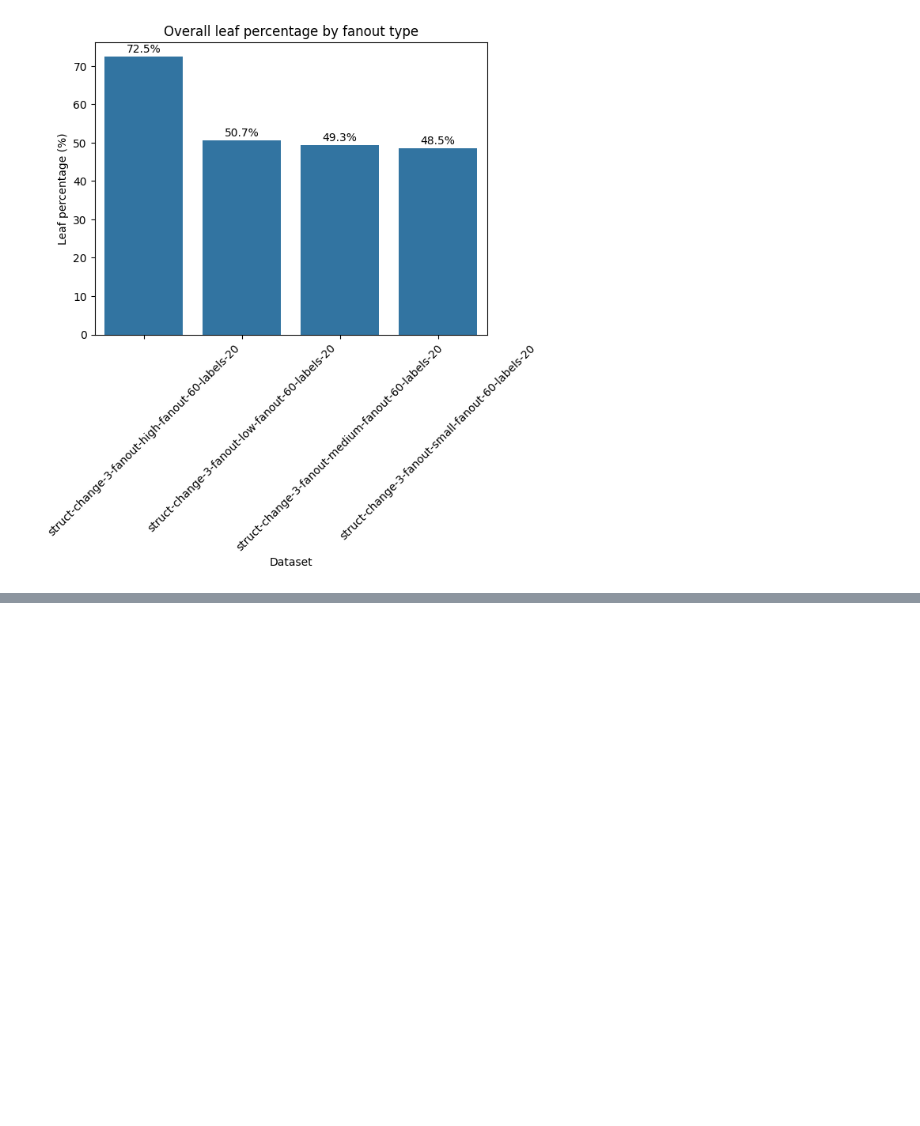
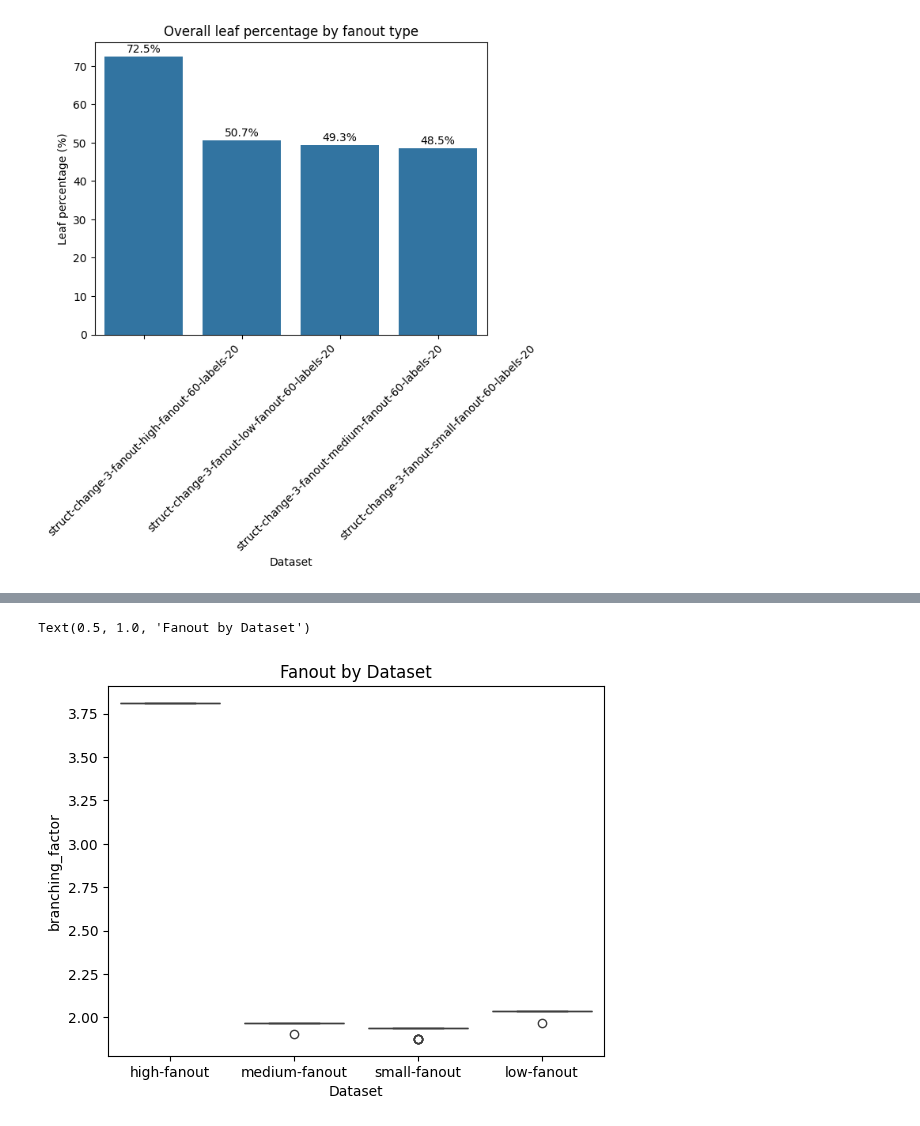
Before and after one commit to LukMRVC/tree-statistics, a Jupyter notebook: gen-precision.ipynb, the cells around one changed output, grey strips where cells are left out. Saved outputs shown, nothing was run; the diff lists cells and outputs as text; code cells hidden in the pictures; blank space fills up the shorter version.

```diff
--- a/gen-precision.ipynb
+++ b/gen-precision.ipynb
@@ -216,0 +485,6 @@ ax.tick_params(axis='x', rotation=45)
+# %%
+sns.boxplot(data=all_df, x='Dataset', y='branching_factor')
+plt.title('Fanout by Dataset')
+# %% [output]
+Text(0.5, 1.0, 'Fanout by Dataset')
+[figure, added]
```
Also changed, not shown: parts of 17 cells of this notebook.
